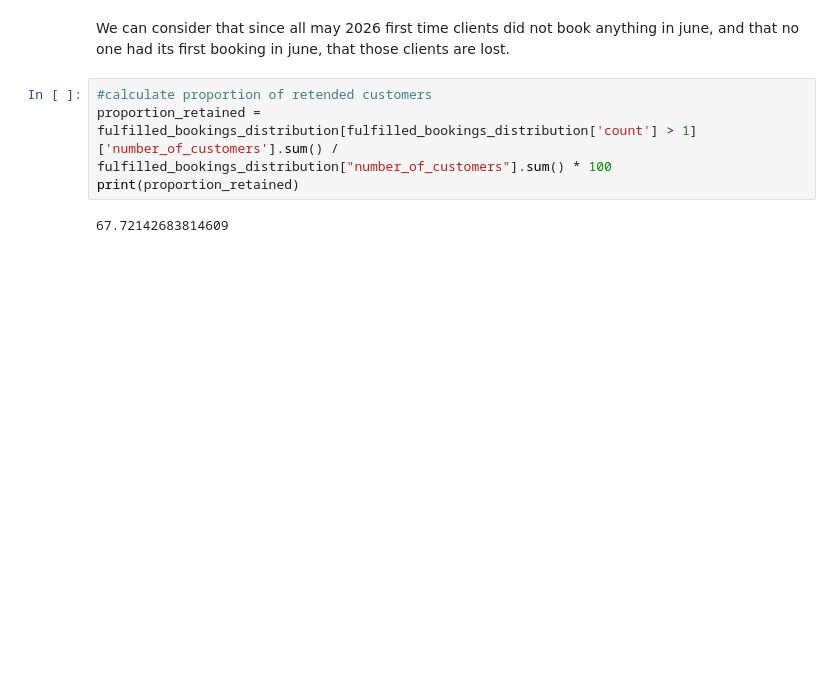
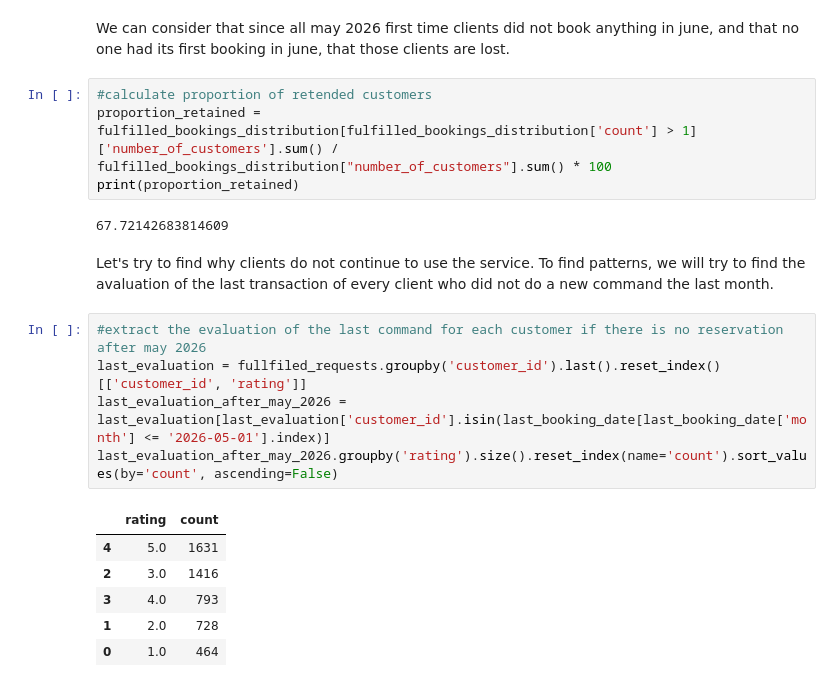
Before and after one commit to Berenice029/Growth_modelling_project, a Jupyter notebook: question1.ipynb, the cells around one changed output. Saved outputs shown, nothing was run; the diff lists cells and outputs as text; blank space fills up the shorter version.

```diff
--- a/question1.ipynb
+++ b/question1.ipynb
@@ -233,3 +242,17 @@ proportion_retained = fulfilled_bookings_distribution[fulfilled_bookings_distrib
 print(proportion_retained)
 # %% [output]
 67.72142683814609
+# %% [markdown]
+Let's try to find why clients do not continue to use the service. To find patterns, we will try to find the avaluation of the last transaction  of every client who did not do a new command the last month.
+# %%
+#extract the evaluation of the last command for each customer if there is no reservation after may 2026
+last_evaluation = fullfiled_requests.groupby('customer_id').last().reset_index()[['customer_id', 'rating']]
+last_evaluation_after_may_2026 = last_evaluation[last_evaluation['customer_id'].isin(last_booking_date[last_booking_date['month'] <= '2026-05-01'].index)]
+last_evaluation_after_may_2026.groupby('rating').size().reset_index(name='count').sort_values(by='count', ascending=False)
+# %% [output]
+|  | rating | count |
+| 4 | 5.0 | 1631 |
+| 2 | 3.0 | 1416 |
+| 3 | 4.0 | 793 |
+| 1 | 2.0 | 728 |
+| 0 | 1.0 | 464 |
```
Also changed, not shown: parts of 11 cells of this notebook.
